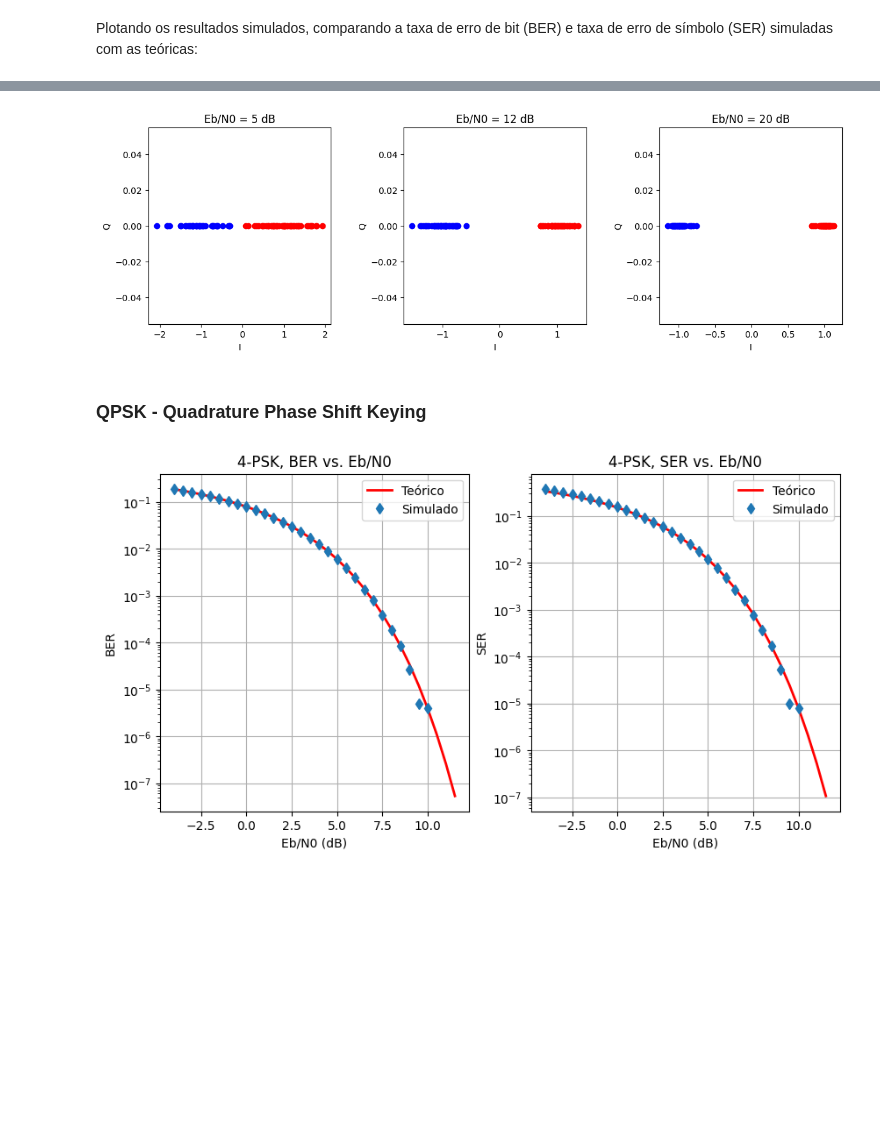
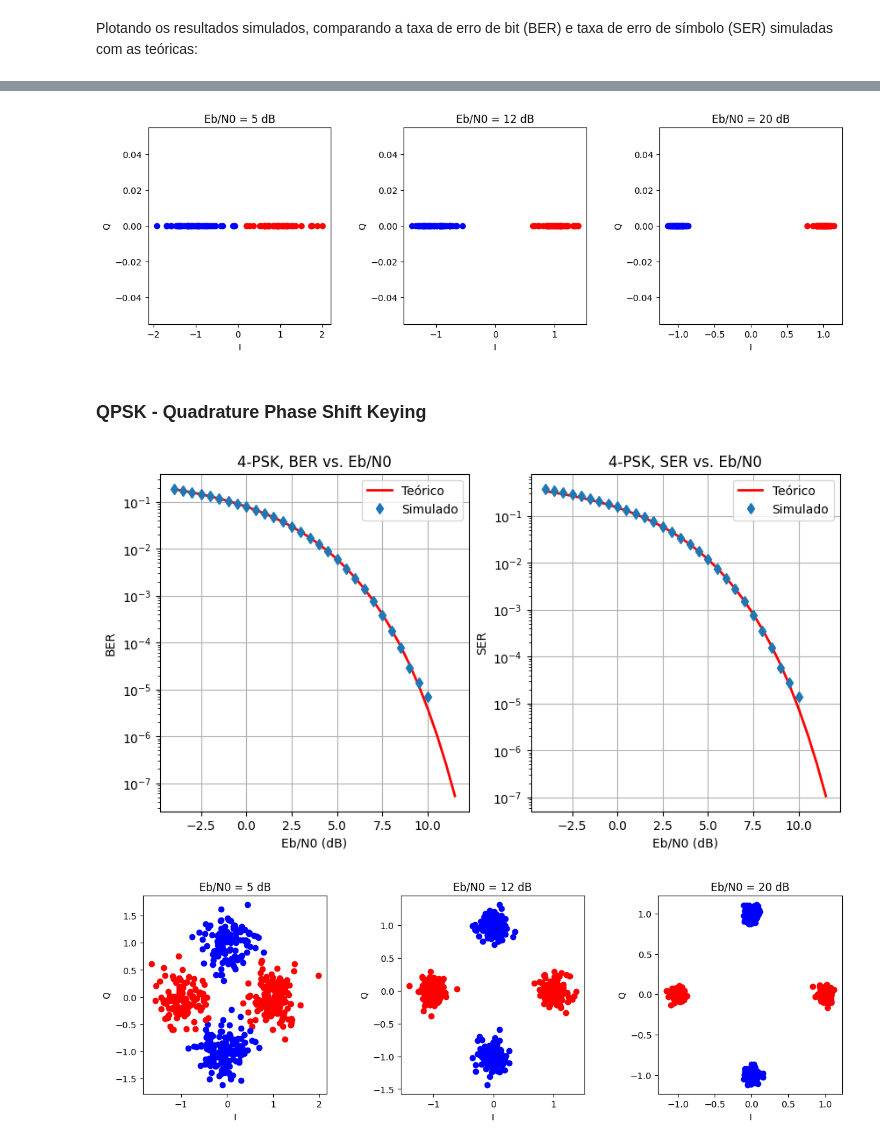
Before and after one commit to lhupalo/comm-py, a Jupyter notebook: banda-passante.ipynb, the cells around one changed output, grey strips where cells are left out. Saved outputs shown, nothing was run; the diff lists cells and outputs as text; code cells hidden in the pictures; blank space fills up the shorter version.

```diff
--- a/banda-passante.ipynb
+++ b/banda-passante.ipynb
@@ -115,15 +121,22 @@ PlotWaveforms(bits_seq,fc,EbN0)
 # Range de SNRs a serem plotadas. Devem ser usados 3 valores
 EbN0_range = [5, 12, 20]
 
-PlotConstellation(num_bits,EbN0_range, M=2)
+psk.PlotConstellation(num_bits,EbN0_range, M=2)
 # %% [output]
-[figure, old version]
+[figure, new version]
 # %% [markdown]
 ### QPSK - Quadrature Phase Shift Keying
 # %%
 num_bits = int(1e6)
 EbN0_dBs = np.arange(-4, 12, 0.5)
 
-PlotBER_SER(num_bits,EbN0_dBs,4)
+psk.PlotBER_SER(num_bits, EbN0_dBs,4)
 # %% [output]
-[figure, old version]
+[figure, new version]
+# %%
+# Range de SNRs a serem plotadas. Devem ser usados 3 valores
+EbN0_range = [5, 12, 20]
+
+psk.PlotConstellation(num_bits, EbN0_range, M=4)
+# %% [output]
+[figure, added]
```
Also changed, not shown: parts of 3 cells of this notebook, 1 other file.
